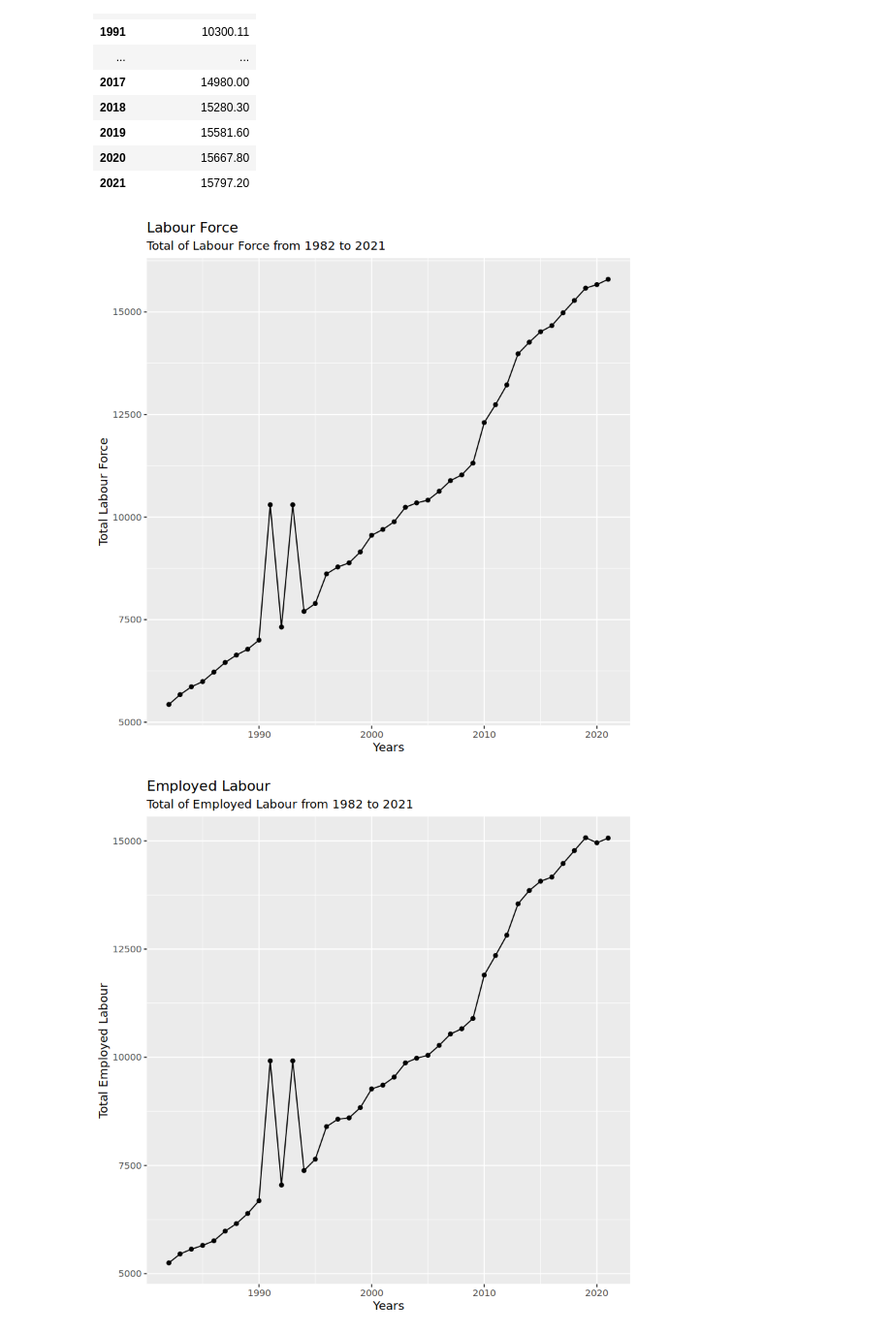
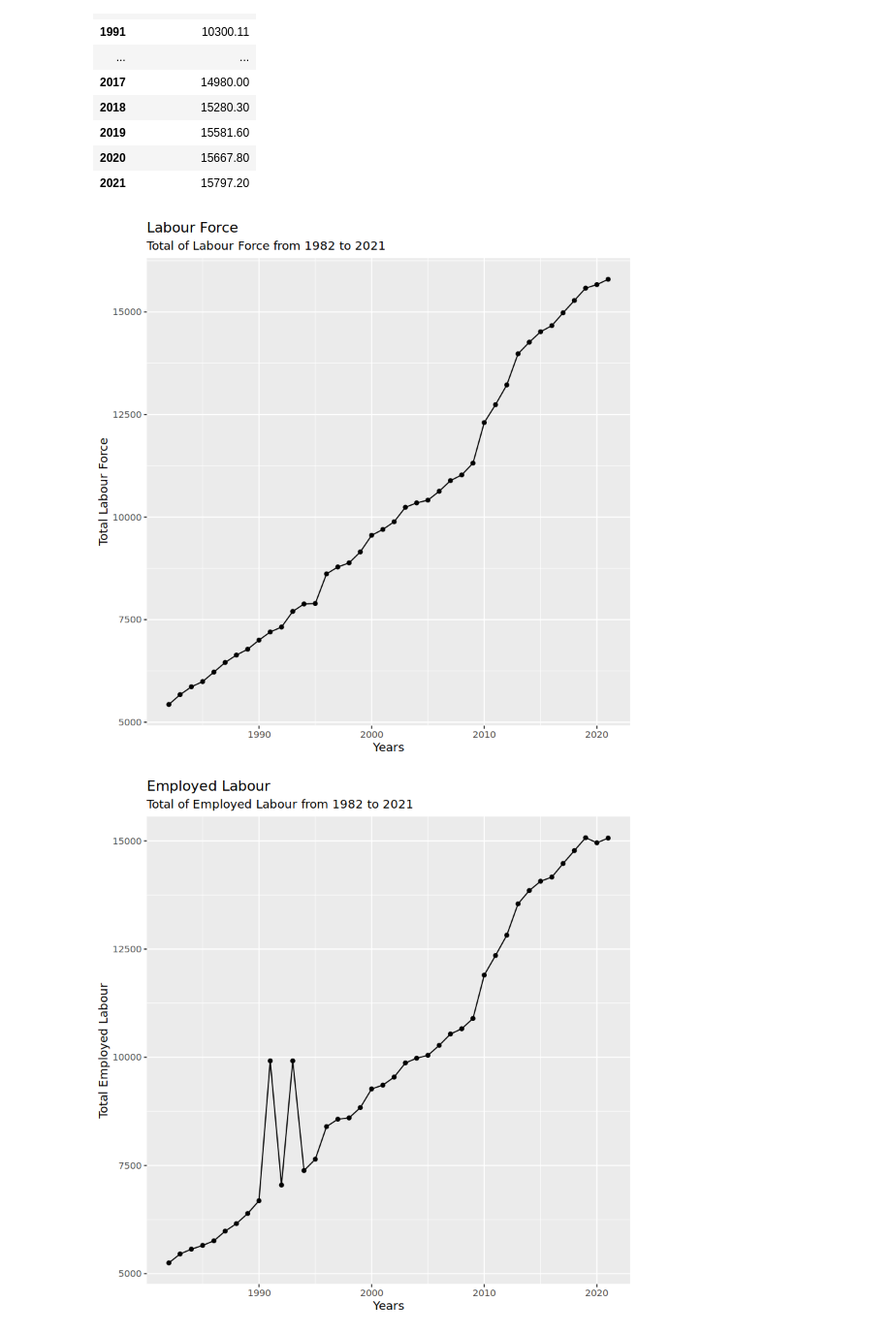
Before and after one commit to dannymirxa/Employement_and_Unemployment_Project, a Jupyter notebook: EDA.ipynb, the cells around one changed output. Shown at 97% size. Saved outputs shown, nothing was run; the diff lists cells and outputs as text; code cells hidden in the pictures.

```diff
--- a/EDA.ipynb
+++ b/EDA.ipynb
@@ -15,4 +15,5 @@ The following objects are masked from ‘package:base’:
 
     intersect, setdiff, setequal, union
 # %%
-data = read_excel("./Data/prepared-data.xlsx")
+#data = read_excel("./Data/prepared-data.xlsx")
+data = read.csv("./Data/clean-data.csv")
@@ -108,2 +105,0 @@ colnames(df)
-# %%
-df = data.frame(df[,-c(1,2)], row.names = df$Years)
@@ -181,4 +194,0 @@ df
-# %%
-for (i in 1:ncol (df)) {
-    df[is.na(df[,i]), i] = mean(df[,i], na.rm = TRUE)
-}
@@ -259,13 +262,13 @@ df["Labour_Force_Male"] + df["Labour_Force_Female"]
 | 2021 | 15797.20 |
 # %%
 ggplot(data = df["Labour_Force_Male"] + df["Labour_Force_Female"],
-       mapping = aes(x = as.integer(row.names(df)),
+       mapping = aes(x = as.integer(df$Year),
                      y = Labour_Force_Male)) +
         geom_point() +
         geom_line()+
         labs(title = "Labour Force", subtitle = "Total of Labour Force from 1982 to 2021", x = "Years", y = "Total Labour Force")
 # %% [output]
-[figure, old version]
+[figure, new version]
 # %%
 ggplot(data = df["Employed_Male"] + df["Employed_Female"],
        mapping = aes(x = as.integer(row.names(df)),
```
Also changed, not shown: parts of 22 cells of this notebook, 1 other file.
